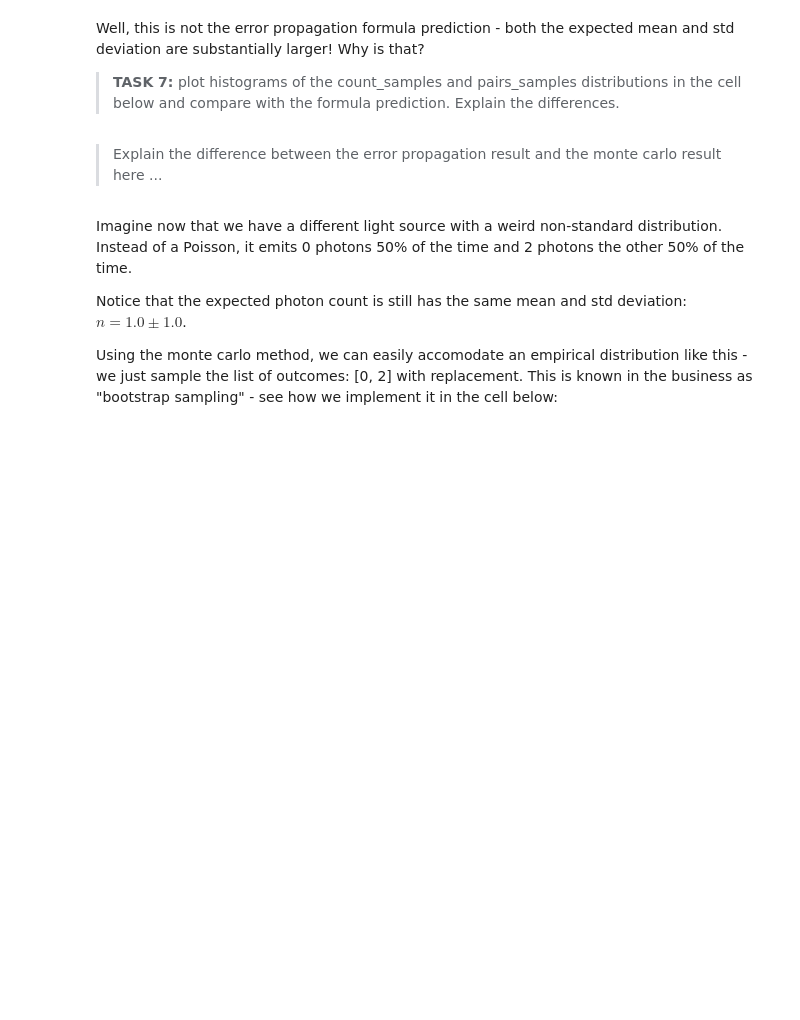
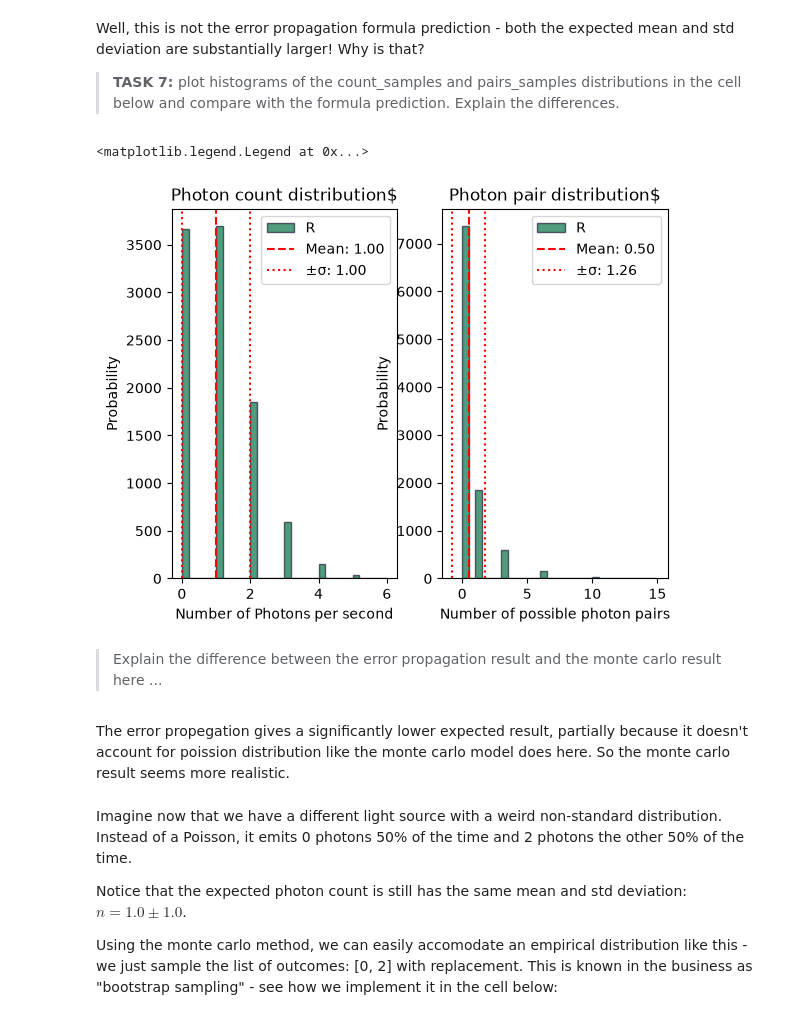
Before and after one commit to StrangeGot/Dat1-maybe-repo, a Jupyter notebook: MandatoryProject/error-propagation.ipynb, the cells around one changed output. Cells and saved outputs as stored; diff of their text form; code cells hidden in the pictures; blank space fills up the shorter version.

```diff
--- a/MandatoryProject/error-propagation.ipynb
+++ b/MandatoryProject/error-propagation.ipynb
@@ -329,9 +329,34 @@ Well, this is not the error propagation formula prediction - both the expected m
 > **TASK 7:** plot histograms of the count_samples and pairs_samples distributions in the cell below and compare with the formula prediction. Explain the differences.
 # %%
 # plot histograms of the photon count and photon pair distributions
-...
+#For Count samples
+plt.subplot(1, 2, 1)
+plt.hist(count_samples, bins=30, alpha=0.7, label='R', color="#067245", edgecolor="#212137")
+plt.axvline(mean_count, color='red', linestyle='--', label=f'Mean: {mean_count:.2f}')
+plt.axvline(mean_count + sigma_count, color='red', linestyle=':', label=f'±σ: {sigma_count:.2f}')
+plt.axvline(mean_count - sigma_count, color='red', linestyle=':')
+plt.xlabel(r'Number of Photons per second')
+plt.ylabel('Probability')
+plt.title(r'Photon count distribution$')
+plt.legend()
+
+#For Pairs samples
+plt.subplot(1, 2, 2)
+plt.hist(pair_samples, bins=30, alpha=0.7, label='R', color="#067245", edgecolor="#212137")
+plt.axvline(mean_pairs, color='red', linestyle='--', label=f'Mean: {mean_pairs:.2f}')
+plt.axvline(mean_pairs + sigma_pairs, color='red', linestyle=':', label=f'±σ: {sigma_pairs:.2f}')
+plt.axvline(mean_pairs - sigma_pairs, color='red', linestyle=':')
+plt.xlabel(r'Number of possible photon pairs')
+plt.ylabel('Probability')
+plt.title(r'Photon pair distribution$')
+plt.legend()
+# %% [output]
+<matplotlib.legend.Legend at 0x...>
+[figure, added]
 # %% [markdown]
 > Explain the difference between the error propagation result and the monte carlo result here ...
+# %% [markdown]
+The error propegation gives a significantly lower expected result, partially because it doesn't account for poission distribution like the monte carlo model does here. So the monte carlo result seems more realistic.
 # %% [markdown]
 Imagine now that we have a different light source with a weird non-standard distribution. Instead of a Poisson, it emits 0 photons 50% of the time and 2 photons the other 50% of the time.
 
```
